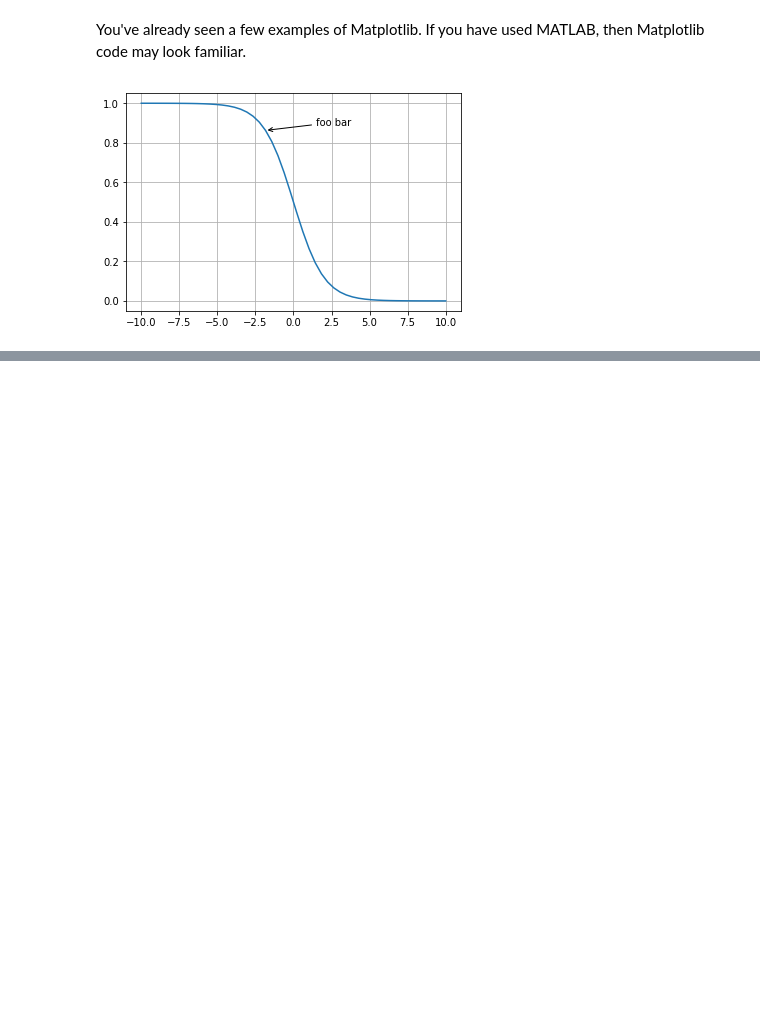
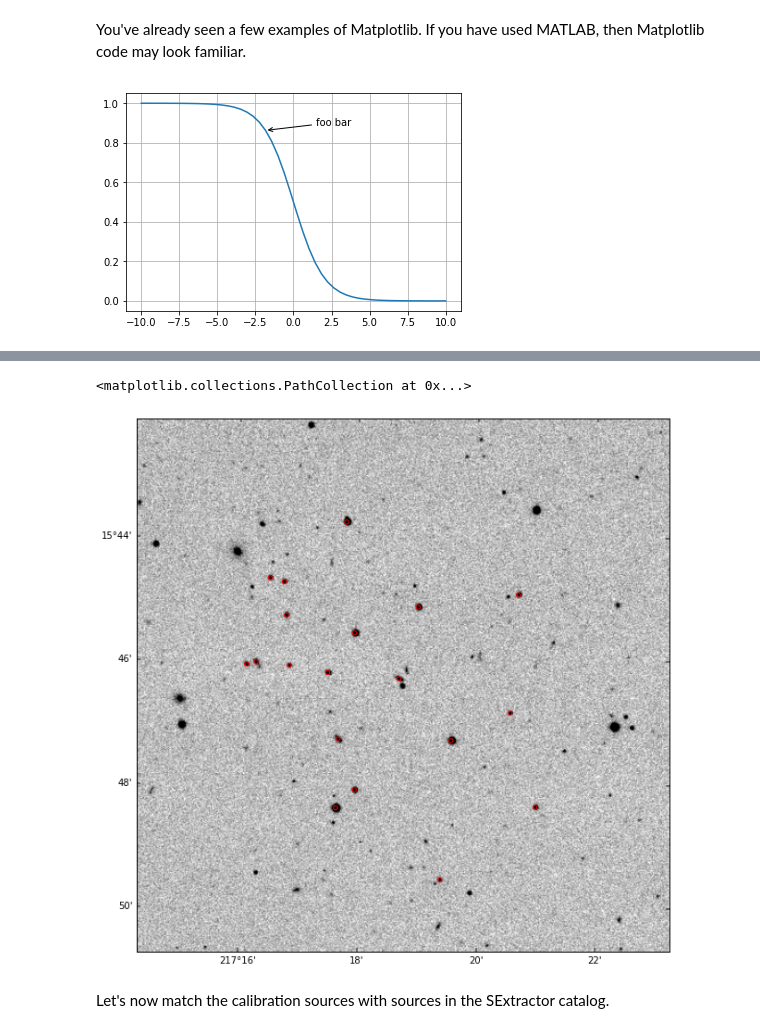
Before and after one commit to lpsinger/astropy-tutorial, a Jupyter notebook: python-intro.ipynb, the cells around one changed output, grey strips where cells are left out. Cells and saved outputs as stored; diff of their text form; code cells hidden in the pictures; blank space fills up the shorter version.

```diff
--- a/python-intro.ipynb
+++ b/python-intro.ipynb
@@ -848,0 +1057,17 @@ plt.grid()
+# %%
+from wcsaxes import WCSAxes
+fig = plt.figure(figsize=(10, 10))
+ax = WCSAxes(fig, [0.1, 0.1, 0.8, 0.8], wcs=wcs)
+fig.add_axes(ax)
+plt.xlim(matching_row['XWIN_IMAGE'] - 256, matching_row['XWIN_IMAGE'] + 256)
+plt.ylim(matching_row['YWIN_IMAGE'] - 256, matching_row['YWIN_IMAGE'] + 256)
+ax.imshow(
+    hdu.data, vmin=mid-std, vmax=mid+3*std,
+    cmap='binary')
+x, y = wcs.all_world2pix(calib_table['ra'], calib_table['dec'], 0)
+plt.scatter(x, y, facecolor='none', edgecolor='red')
+# %% [output]
+<matplotlib.collections.PathCollection at 0x...>
+[figure, added]
+# %% [markdown]
+Let's now match the calibration sources with sources in the SExtractor catalog.
```
Also changed, not shown: parts of 47 cells of this notebook.
